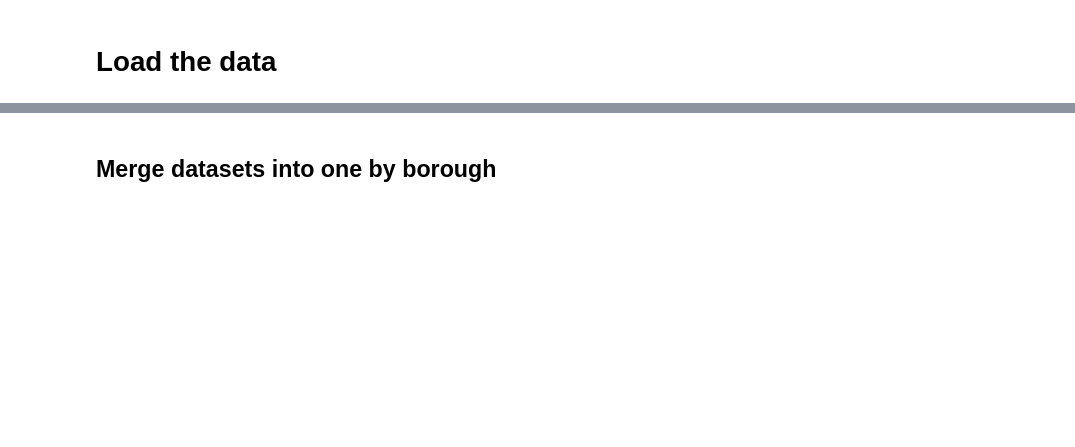
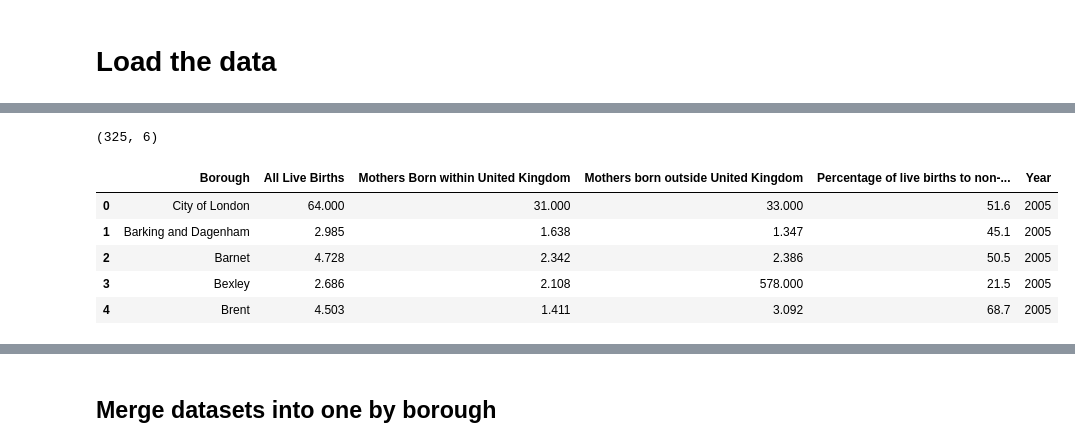
Before and after one commit to AdrianRamirezRio/crimeAnalysis, a Jupyter notebook: DataUnderstunding.ipynb, the cells around one changed output, grey strips where cells are left out. Saved outputs shown, nothing was run; the diff lists cells and outputs as text; code cells hidden in the pictures; blank space fills up the shorter version.

```diff
--- a/DataUnderstunding.ipynb
+++ b/DataUnderstunding.ipynb
@@ -47,0 +113,13 @@ co2.head()
+# %%
+# Load country of birth of mother
+birth_mother = pd.read_csv("data/mother_country_of_birth_borough_2005_2014.csv")
+print(birth_mother.shape)
+birth_mother.head()
+# %% [output]
+(325, 6)
+|  | Borough | All Live Births | Mothers Born within United Kingdom | Mothers born outside United Kingdom | Percentage of live births to non-... | Year |
+| 0 | City of London | 64.000 | 31.000 | 33.000 | 51.6 | 2005 |
+| 1 | Barking and Dagenham | 2.985 | 1.638 | 1.347 | 45.1 | 2005 |
+| 2 | Barnet | 4.728 | 2.342 | 2.386 | 50.5 | 2005 |
+| 3 | Bexley | 2.686 | 2.108 | 578.000 | 21.5 | 2005 |
+| 4 | Brent | 4.503 | 1.411 | 3.092 | 68.7 | 2005 |
```
Also changed, not shown: parts of 20 cells of this notebook.
